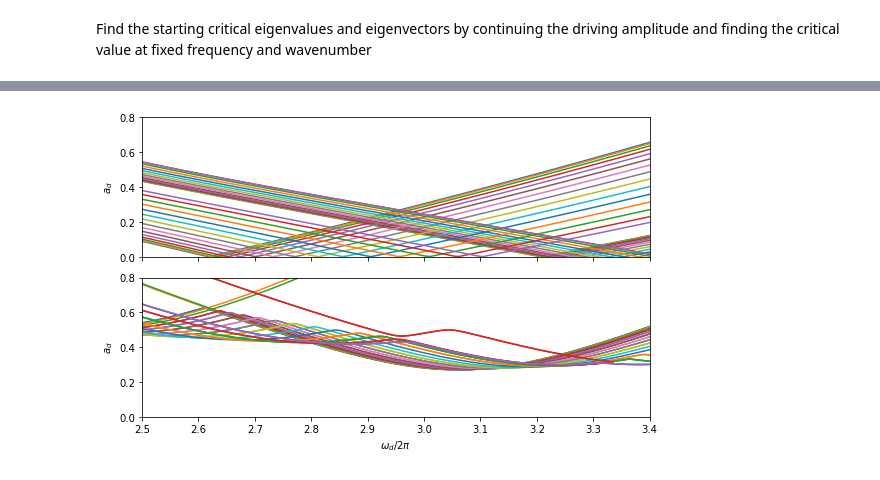
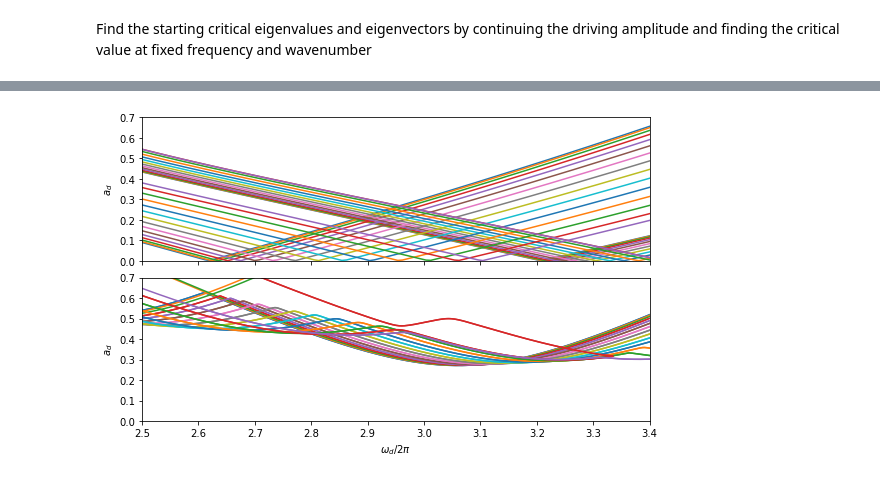
Before and after one commit to znicolaou/viscidfaraday, a Jupyter notebook: viscid_notebook.ipynb, the cells around one changed output, grey strips where cells are left out. Cells and saved outputs as stored; diff of their text form; code cells hidden in the pictures.

```diff
--- a/viscid_notebook.ipynb
+++ b/viscid_notebook.ipynb
@@ -477,9 +477,12 @@ newdir[:s]=dir0[s:2*s]
 newdir[s:2*s]=-dir0[:s]
 newdir[2*s]=dir0[2*s+1]
 newdir[2*s+1]=-dir0[2*s]
-newdir[2*s+2]=2*dir0[2*s+2]
+newdir[2*s+2]=dir0[2*s+2]
 dir0=newdir
 
+argsdict['epdir']=1E-8
+
+argsdict['verbose']=3
 argsdict['itmax']=5
 argsdict['pari']=0.0
 argsdict['parf']=0.05
@@ -979,7 +982,7 @@ argsdict['epsu']=1E-6
 argsdict['epstp']=np.inf
 argsdict['epdir']=1E-2
 argsdict['Nsteps']=5000
-overwrite=False
+overwrite=True
 load=False
 
 print(ks)
@@ -1184,8 +1177,8 @@ order=np.argsort(evals)
 
 argsdict['verbose']=2
 argsdict['lambdamax']=np.inf
-ds=2E-2
-dsmax=1E-1
+ds=1E-2
+dsmax=2E-2
 argsdict['itmax']=10
 argsdict['ds']=ds/10
 argsdict['dsmax']=dsmax
@@ -1195,9 +1188,6 @@ argsdict['epsu']=1E-3
 argsdict['epstp']=1E-1
 argsdict['thmu']=5E0
 argsdict['thl']=5E-1
-
-np.random.seed(1)
-
 
 ads01=[]
 ads02=[]
@@ -1213,10 +1203,8 @@ omegas02=[]
 omegas03=[]
 dirs01=[]
 
-# load=True
-# overwrite=False
-load=False
-overwrite=False
+load=True
+overwrite=True
 
 start=timeit.default_timer()
 for j in range(2):
@@ -1499,10 +1435,10 @@ vssweep=[]
 wssweep=[]
 dirsweep=[]
 dssweep=[]
-argsdict['verbose']=1
+argsdict['verbose']=0
 argsdict['lambdamax']=admax
 
-# ds=1E-2
+# ds=2E-3
 ds=1E-3
 ds0=ds
 argsdict['dsmax']=ds
@@ -1520,12 +1456,11 @@ argsdict['thu']=1E-4
 
 argsdict['itmax']=10
 argsdict['Nsteps']=5000
-np.random.seed(1)
 
 print(ks)
 print(len(ks))
-load=False
-overwrite=False
+load=True
+overwrite=True
 
 l=0
 
@@ -1612,14 +1547,10 @@ for j in range(2):
             argsdict['parf']=np.min([freq0+dfreq,maxfreq])
 
             argsdict['ds']=ds0
-            np.random.seed(l)
-#             ads2,vs2,ws2,pars2,dirs2,dss2=viscid.pseudocont(ad0, vs0, ws0, mat, argsdict, mat2, real=True)
-            ads2,vs2,ws2,pars2,dirs2,dss2=viscid.pseudocont(ad0, vs0, ws0, mat, argsdict, mat2)
+            ads2,vs2,ws2,pars2,dirs2,dss2=viscid.pseudocont(ad0, vs0, ws0, mat, argsdict, mat2, real=1)
             argsdict['freq']=freq0
             argsdict['ds']=-ds0
-            np.random.seed(l)
-#             ads3,vs3,ws3,pars3,dirs3,dss3=viscid.pseudocont(ad0, vs0, ws0, mat, argsdict, mat2, real=True)
-            ads3,vs3,ws3,pars3,dirs3,dss3=viscid.pseudocont(ad0, vs0, ws0, mat, argsdict, mat2)
+            ads3,vs3,ws3,pars3,dirs3,dss3=viscid.pseudocont(ad0, vs0, ws0, mat, argsdict, mat2, real=1)
 
 
             freqsweep=freqsweep+[np.flip(pars3).tolist()+pars2]
@@ -1712,28 +1650,28 @@ dssweep=[np.load('data/theory/%idss.npy'%(i)) for i in range(2*len(ks))]
 # %%
 plt.subplots(2,1,figsize=(8,5))
 for i in range(len(ks)):
     plt.subplot(2,1,2)
     plt.plot(freqsweep[i],np.abs(np.real(adssweep[i])),c=colors[(i)%len(colors)])
     plt.plot(freqsweep[i+len(ks)],np.abs(np.real(adssweep[i+len(ks)])),c=colors[(i)%len(colors)])
     plt.subplot(2,1,1)
     plt.plot(ifreqsweep[i],np.abs(np.real(iadssweep[i])),c=colors[(i)%len(colors)])
     plt.plot(ifreqsweep[i+len(ks)],np.abs(np.real(iadssweep[i+len(ks)])),c=colors[(i)%len(colors)])
 
 plt.subplot(2,1,2)
 plt.xlabel(r'$\omega_d/2\pi$')
 plt.ylabel(r'$a_d$')
-plt.ylim(0,0.8)
+plt.ylim(0,0.7)
 plt.xlim(2.5,3.4)
 plt.subplot(2,1,1)
-plt.ylim(0,0.8)
+plt.ylim(0,0.7)
 plt.xlim(2.5,3.4)
 plt.ylabel(r'$a_d$')
 plt.gca().set_xticks(plt.gca().get_xticks(),['']*len(plt.gca().get_xticks()))
 # plt.legend(bbox_to_anchor=(1.1,1.1),loc='upper left')
 plt.tight_layout()
 plt.savefig('plots/boundaries.pdf')
 # %% [output]
-[figure, old version]
+[figure, new version]
 # %%
 stop0=timeit.default_timer()
 print(stop0-start0)
```
Also changed, not shown: parts of 18 cells of this notebook, 2 other files.
